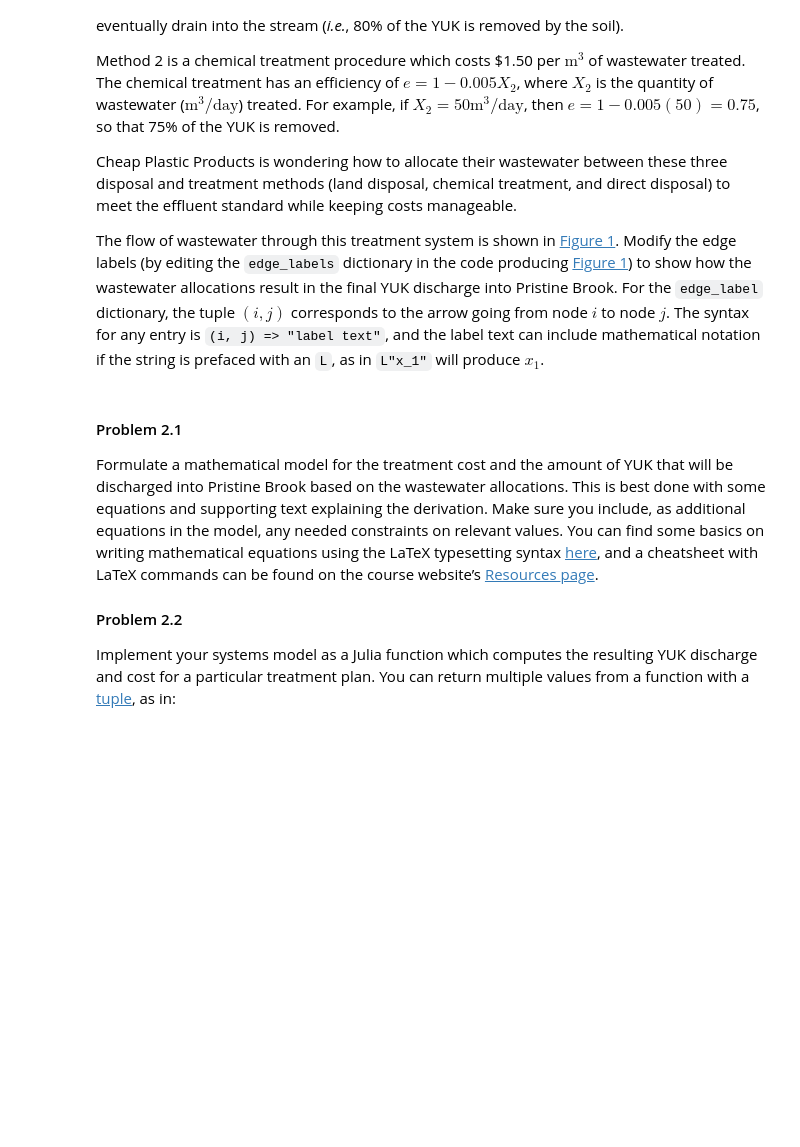
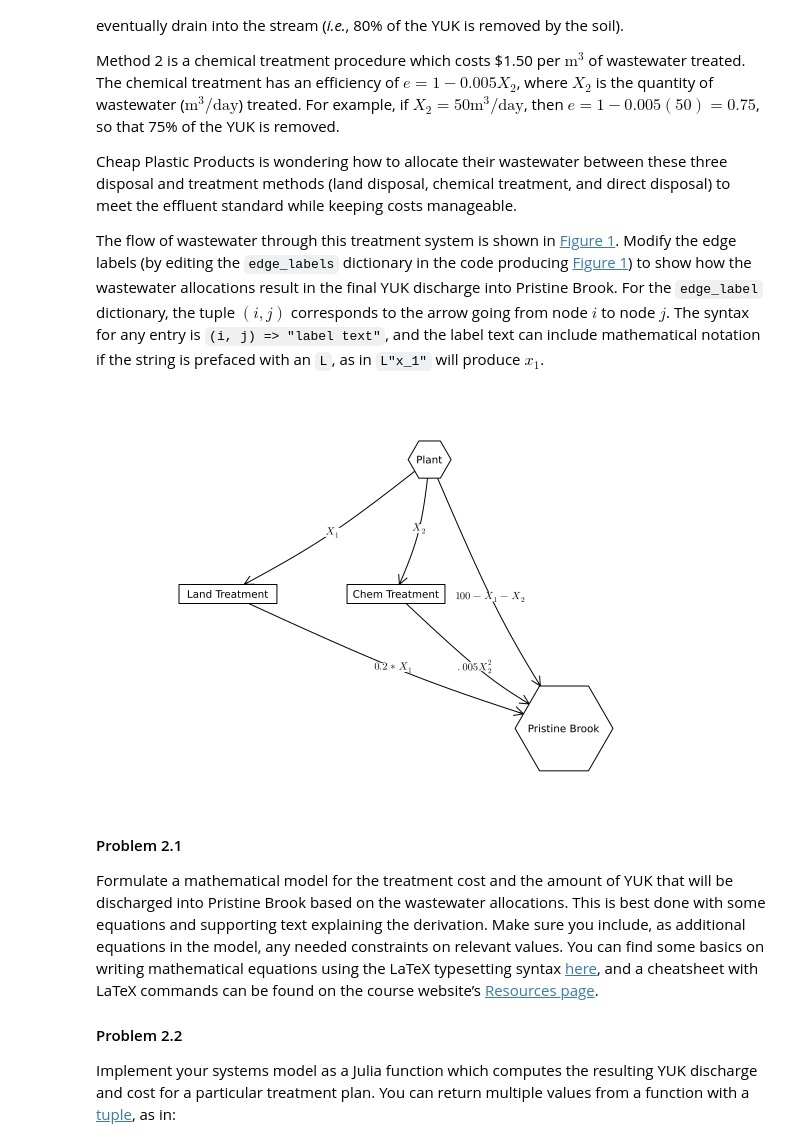
Before and after one commit to BEE4750-FA25/bee4750-hw1-wrn25, a Jupyter notebook: hw01.ipynb, the cells around one changed output. Drawn from its saved outputs; the diff is of its cells as text; code cells hidden in the pictures; blank space fills up the shorter version.

Commit message:
Question 2 Figure 1

```diff
--- a/hw01.ipynb
+++ b/hw01.ipynb
@@ -245,18 +245,20 @@ mathematical notation if the string is prefaced with an `L`, as in
 # %%
 A = [0 1 1 1;
     0 0 0 1;
     0 0 0 1;
     0 0 0 0]
 
 names = ["Plant", "Land Treatment", "Chem Treatment", "Pristine Brook"]
 # modify this dictionary to add labels
-edge_labels = Dict((1, 2) => "", (1,3) => "", (1, 4) => "",(2, 4) => "",(3, 4) => "")
+edge_labels = Dict((1, 2) => L"X_1", (1,3) => L"X_2", (1, 4) => L"100-X_1-X_2",(2, 4) => L"0.2*X_1",(3, 4) => L".005X_2^2")
 shapes=[:hexagon, :rect, :rect, :hexagon]
 xpos = [0, -1.5, -0.25, 1]
 ypos = [1, 0, 0, -1]
 
 p = graphplot(A, names=names,edgelabel=edge_labels, markersize=0.15, markershapes=shapes, markercolor=:white, x=xpos, y=ypos)
 display(p)
+# %% [output]
+[figure, added]
 # %% [markdown]
 #### Problem 2.1
 
```
